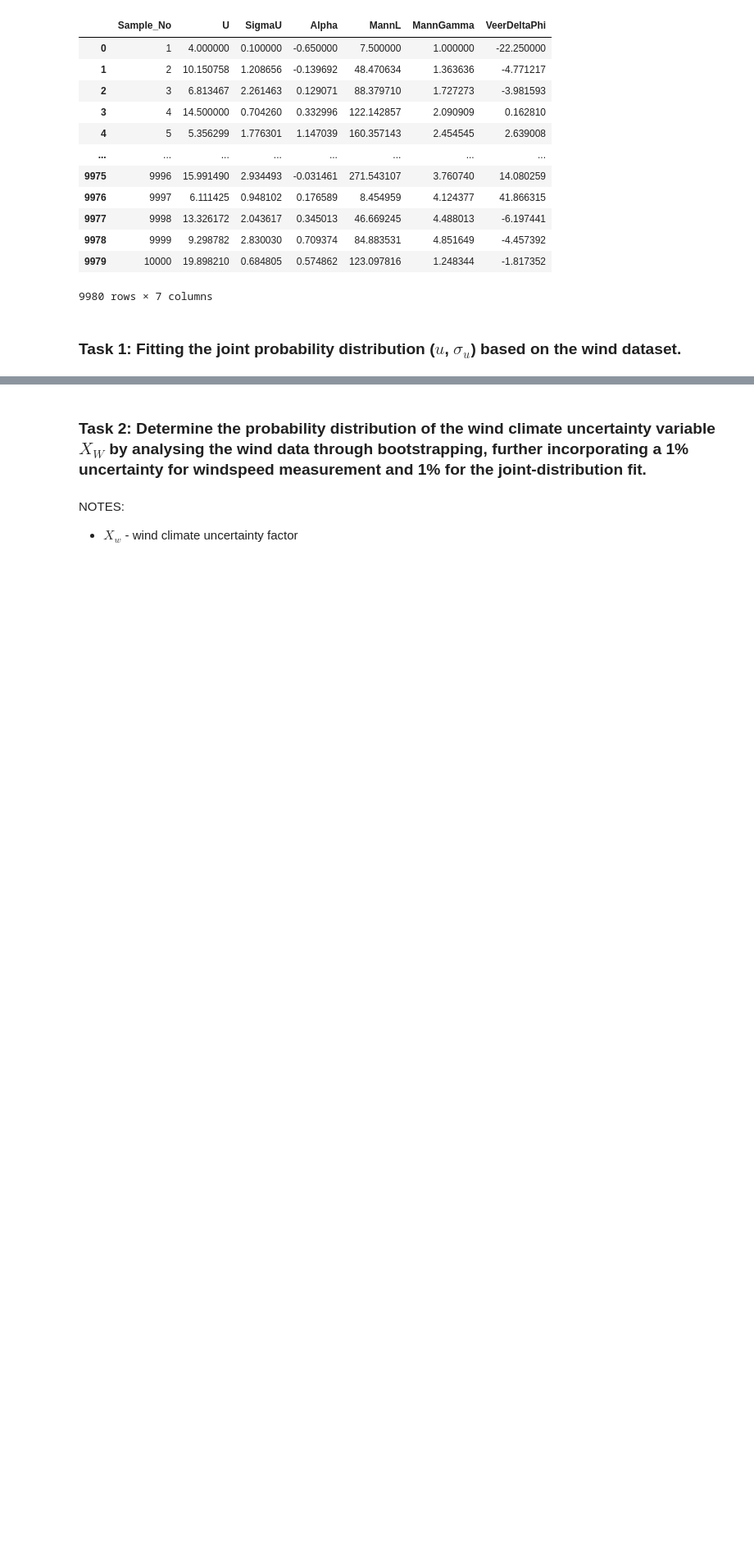
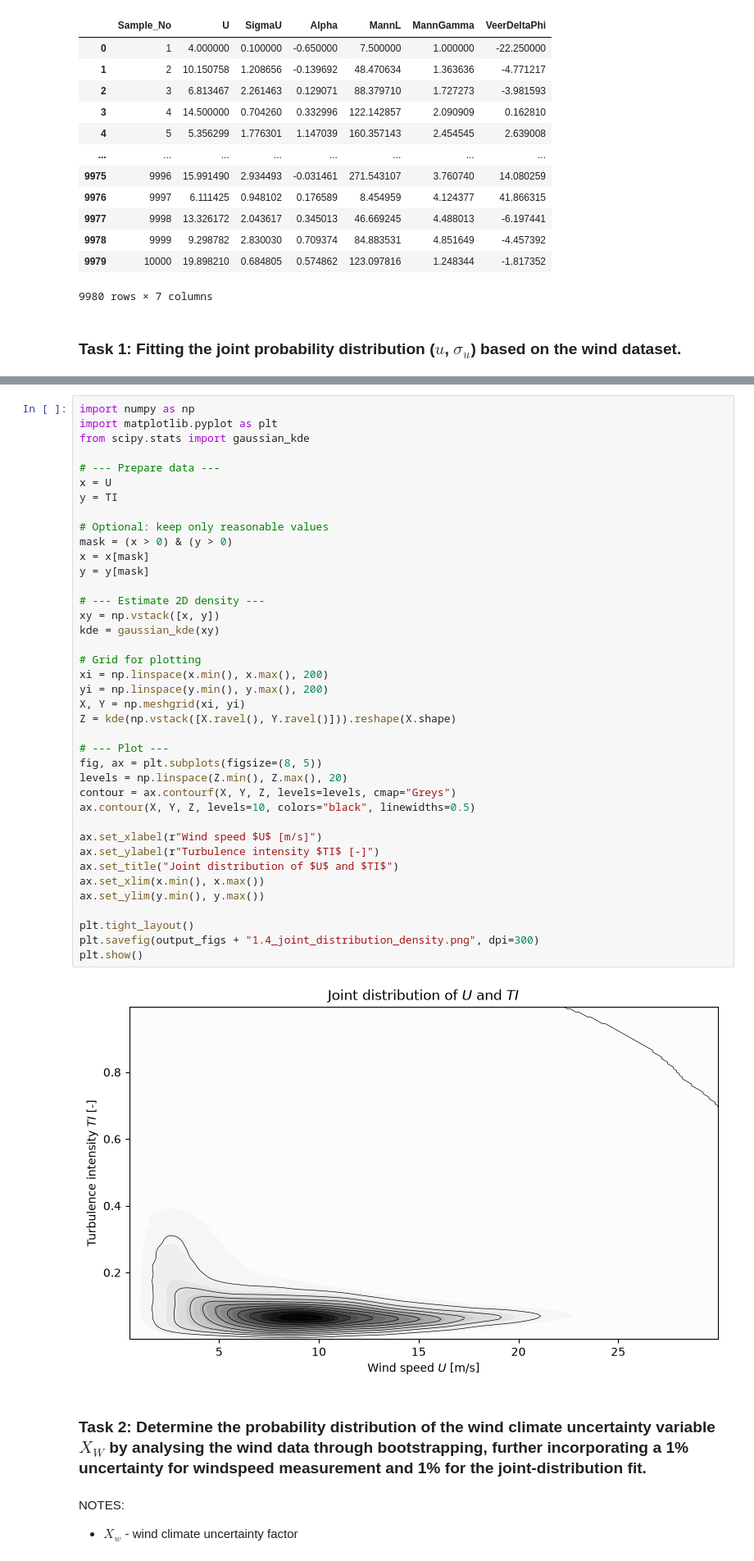
Before and after one commit to natslimak/OceanCourses, a Jupyter notebook: ProbalisticModelling/assg_mid-term/assignment.ipynb, the cells around one changed output, grey strips where cells are left out. Shown at 82% size. Drawn from its saved outputs; the diff is of its cells as text; blank space fills up the shorter version.

```diff
--- a/ProbalisticModelling/assg_mid-term/assignment.ipynb
+++ b/ProbalisticModelling/assg_mid-term/assignment.ipynb
@@ -121,3 +145,44 @@ plt.show()
+# %%
+import numpy as np
+import matplotlib.pyplot as plt
+from scipy.stats import gaussian_kde
+
+# --- Prepare data ---
+x = U
+y = TI
+
+# Optional: keep only reasonable values
+mask = (x > 0) & (y > 0)
+x = x[mask]
+y = y[mask]
+
+# --- Estimate 2D density ---
+xy = np.vstack([x, y])
+kde = gaussian_kde(xy)
+
+# Grid for plotting
+xi = np.linspace(x.min(), x.max(), 200)
+yi = np.linspace(y.min(), y.max(), 200)
+X, Y = np.meshgrid(xi, yi)
+Z = kde(np.vstack([X.ravel(), Y.ravel()])).reshape(X.shape)
+
+# --- Plot ---
+fig, ax = plt.subplots(figsize=(8, 5))
+levels = np.linspace(Z.min(), Z.max(), 20)
+contour = ax.contourf(X, Y, Z, levels=levels, cmap="Greys")
+ax.contour(X, Y, Z, levels=10, colors="black", linewidths=0.5)
+
+ax.set_xlabel(r"Wind speed $U$ [m/s]")
+ax.set_ylabel(r"Turbulence intensity $TI$ [-]")
+ax.set_title("Joint distribution of $U$ and $TI$")
+ax.set_xlim(x.min(), x.max())
+ax.set_ylim(y.min(), y.max())
+
+plt.tight_layout()
+plt.savefig(output_figs + "1.4_joint_distribution_density.png", dpi=300)
+plt.show()
+# %% [output]
+[figure, added]
 # %% [markdown]
 ### Task 2: Determine the probability distribution of the wind climate uncertainty variable $X_W$ by analysing the wind data through bootstrapping, further incorporating a 1% uncertainty for windspeed measurement and 1% for the joint-distribution fit.
 # %% [markdown]
```
Also changed, not shown: parts of 33 cells of this notebook, 10 other files.
